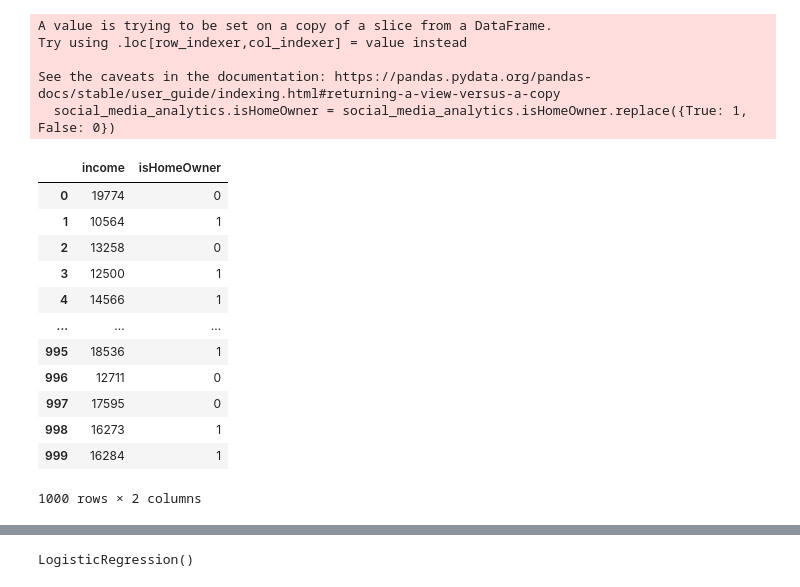
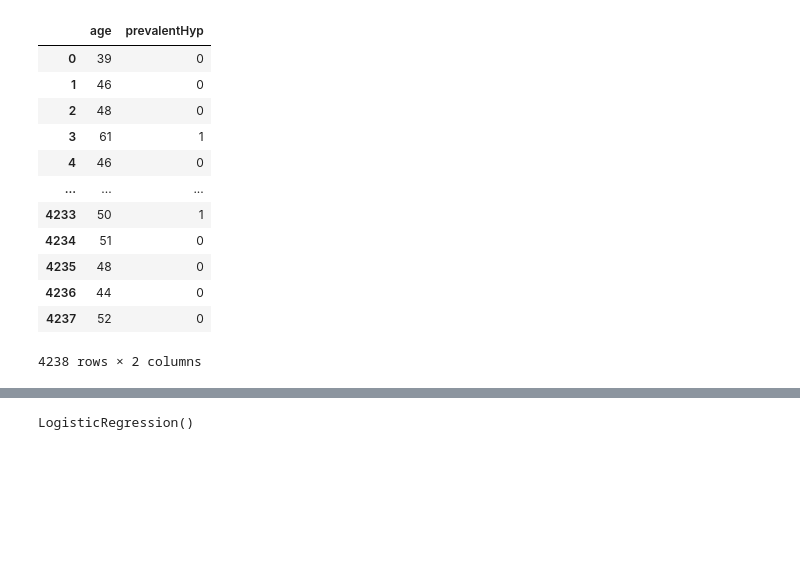
Before and after one commit to aaravkuxar/FOML, a Jupyter notebook: LogisticRegression/LogisticRegression.ipynb, the cells around one changed output, grey strips where cells are left out. Cells and saved outputs as stored; diff of their text form; code cells hidden in the pictures; blank space fills up the shorter version.

```diff
--- a/LogisticRegression/LogisticRegression.ipynb
+++ b/LogisticRegression/LogisticRegression.ipynb
@@ -36,24 +19,19 @@ social_media_analytics
-# %%
-social_media_analytics.isHomeOwner = social_media_analytics.isHomeOwner.replace({True: 1, False: 0})
-social_media_analytics
-# %% [output]
-A value is trying to be set on a copy of a slice from a DataFrame.
-Try using .loc[row_indexer,col_indexer] = value instead
-
-See the caveats in the documentation: https://pandas.pydata.org/pandas-docs/stable/user_guide/indexing.html#returning-a-view-versus-a-copy
-  social_media_analytics.isHomeOwner = social_media_analytics.isHomeOwner.replace({True: 1, False: 0})
-|  | income | isHomeOwner |
-| 0 | 19774 | 0 |
-| 1 | 10564 | 1 |
-| 2 | 13258 | 0 |
-| 3 | 12500 | 1 |
-| 4 | 14566 | 1 |
-| ... | ... | ... |
-| 995 | 18536 | 1 |
-| 996 | 12711 | 0 |
-| 997 | 17595 | 0 |
-| 998 | 16273 | 1 |
-| 999 | 16284 | 1 |
-1000 rows × 2 columns
+# %%
+heart_disease = heart_disease[['age','prevalentHyp']]
+heart_disease
+# %% [output]
+|  | age | prevalentHyp |
+| 0 | 39 | 0 |
+| 1 | 46 | 0 |
+| 2 | 48 | 0 |
+| 3 | 61 | 1 |
+| 4 | 46 | 0 |
+| ... | ... | ... |
+| 4233 | 50 | 1 |
+| 4234 | 51 | 0 |
+| 4235 | 48 | 0 |
+| 4236 | 44 | 0 |
+| 4237 | 52 | 0 |
+4238 rows × 2 columns
 # %%
 import numpy as np
```
Also changed, not shown: parts of 5 cells of this notebook, 1 other file.
